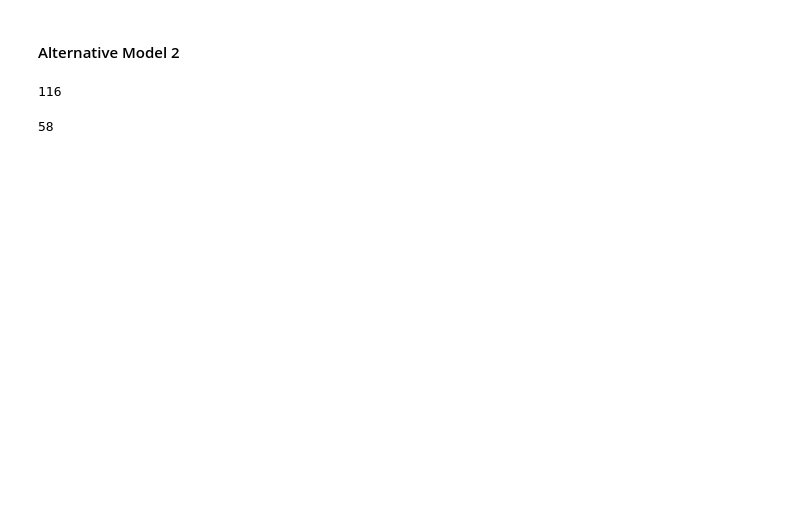
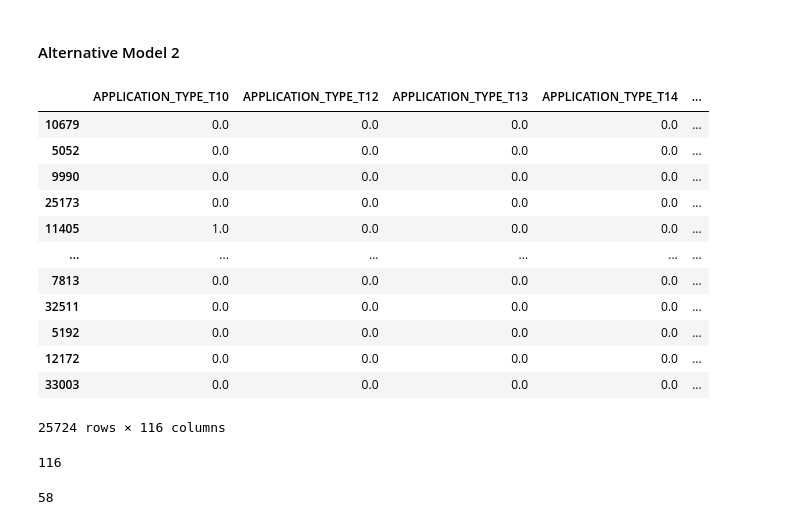
Before and after one commit to bweilers/Neural-Network-Homework, a Jupyter notebook: venture_funding_with_deep_learning.ipynb, the cells around one changed output. Drawn from its saved outputs; the diff is of its cells as text; code cells hidden in the pictures; blank space fills up the shorter version.

```diff
--- a/venture_funding_with_deep_learning.ipynb
+++ b/venture_funding_with_deep_learning.ipynb
@@ -523,6 +505,22 @@ Loss: 0.5668275952339172, Accuracy: 0.7293294668197632
 from keras.layers import Dropout
 # Import regularizers
 from keras.regularizers import l1, l2
+# %%
+X_train
+# %% [output]
+|  | APPLICATION_TYPE_T10 | APPLICATION_TYPE_T12 | APPLICATION_TYPE_T13 | APPLICATION_TYPE_T14 | ... |
+| 10679 | 0.0 | 0.0 | 0.0 | 0.0 | ... |
+| 5052 | 0.0 | 0.0 | 0.0 | 0.0 | ... |
+| 9990 | 0.0 | 0.0 | 0.0 | 0.0 | ... |
+| 25173 | 0.0 | 0.0 | 0.0 | 0.0 | ... |
+| 11405 | 1.0 | 0.0 | 0.0 | 0.0 | ... |
+| ... | ... | ... | ... | ... | ... |
+| 7813 | 0.0 | 0.0 | 0.0 | 0.0 | ... |
+| 32511 | 0.0 | 0.0 | 0.0 | 0.0 | ... |
+| 5192 | 0.0 | 0.0 | 0.0 | 0.0 | ... |
+| 12172 | 0.0 | 0.0 | 0.0 | 0.0 | ... |
+| 33003 | 0.0 | 0.0 | 0.0 | 0.0 | ... |
+25724 rows × 116 columns
 # %%
 # Define the the number of inputs (features) to the model
 number_input_features = len(X_train.iloc[0])
```
Also changed, not shown: parts of 16 cells of this notebook, 4 other files.
